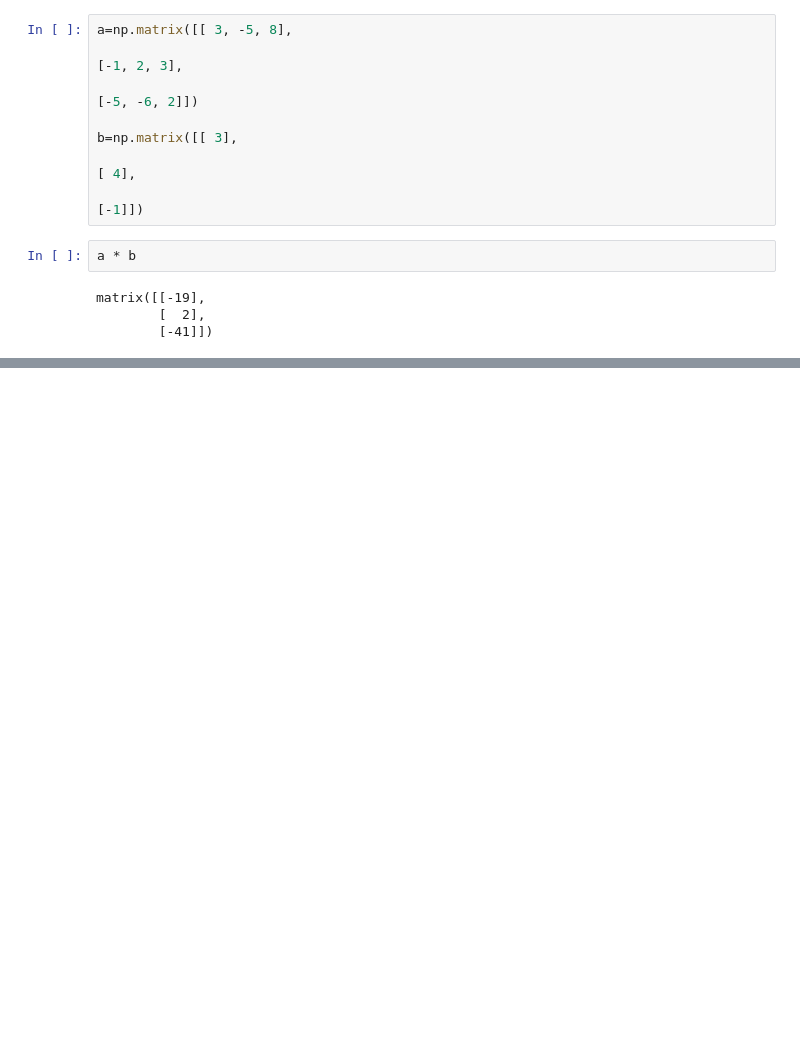
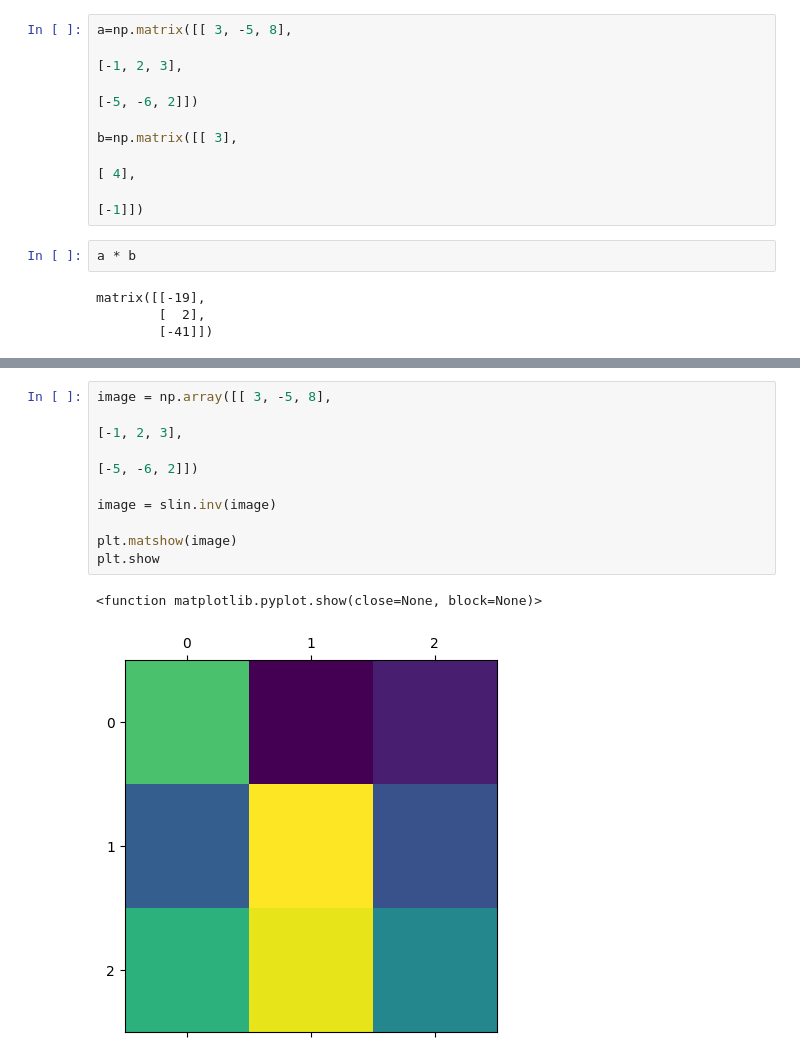
Before and after one commit to Arjun-Regmi-Chhetri/AI_Artificial-Intelligence, a Jupyter notebook: 02. numpy/fourth.ipynb, the cells around one changed output, grey strips where cells are left out. Cells and saved outputs as stored; diff of their text form; blank space fills up the shorter version.

```diff
--- a/02. numpy/fourth.ipynb
+++ b/02. numpy/fourth.ipynb
@@ -82,0 +103,14 @@ matrix([[-19],
+# %%
+image = np.array([[ 3, -5, 8],
+
+[-1, 2, 3],
+
+[-5, -6, 2]])
+
+image = slin.inv(image)
+
+plt.matshow(image)
+plt.show
+# %% [output]
+<function matplotlib.pyplot.show(close=None, block=None)>
+[figure, added]
```
Also changed, not shown: parts of 4 cells of this notebook, 6 other files.
